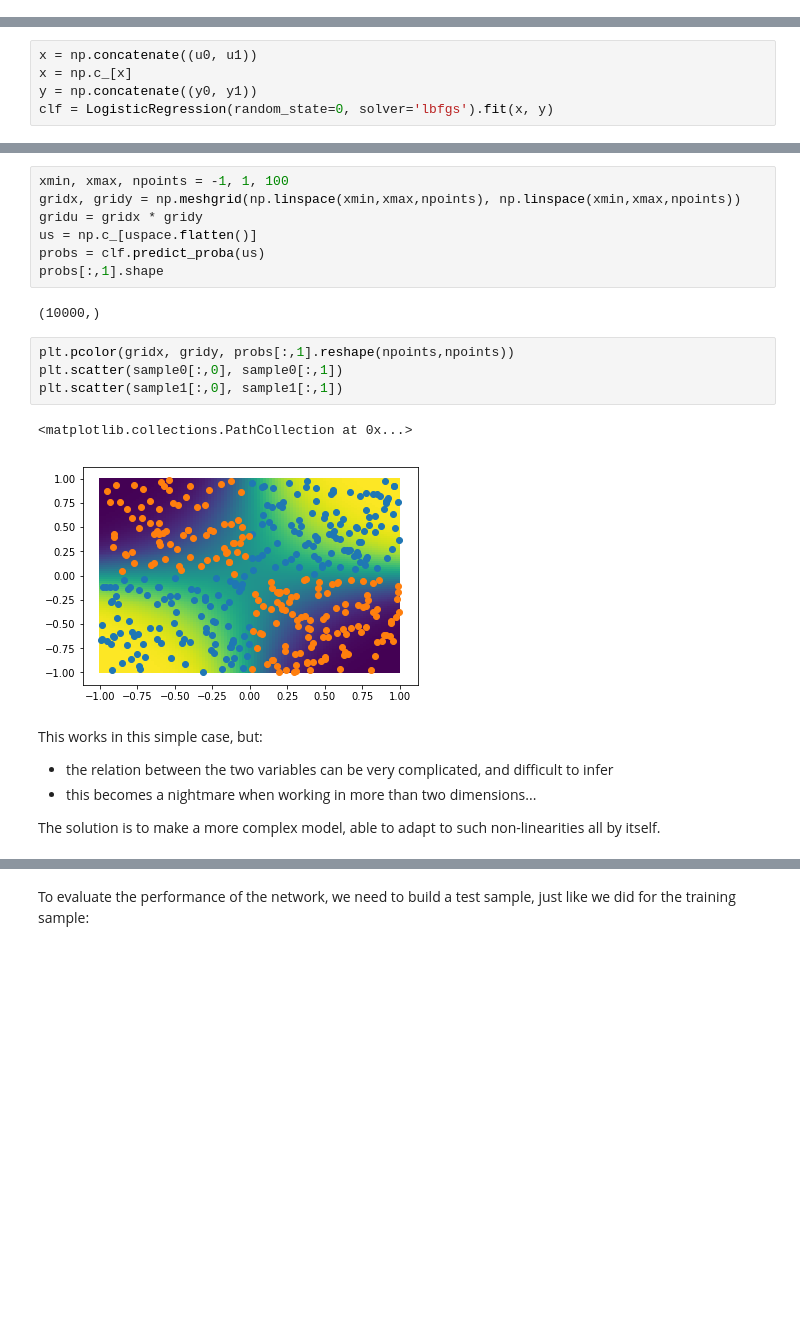
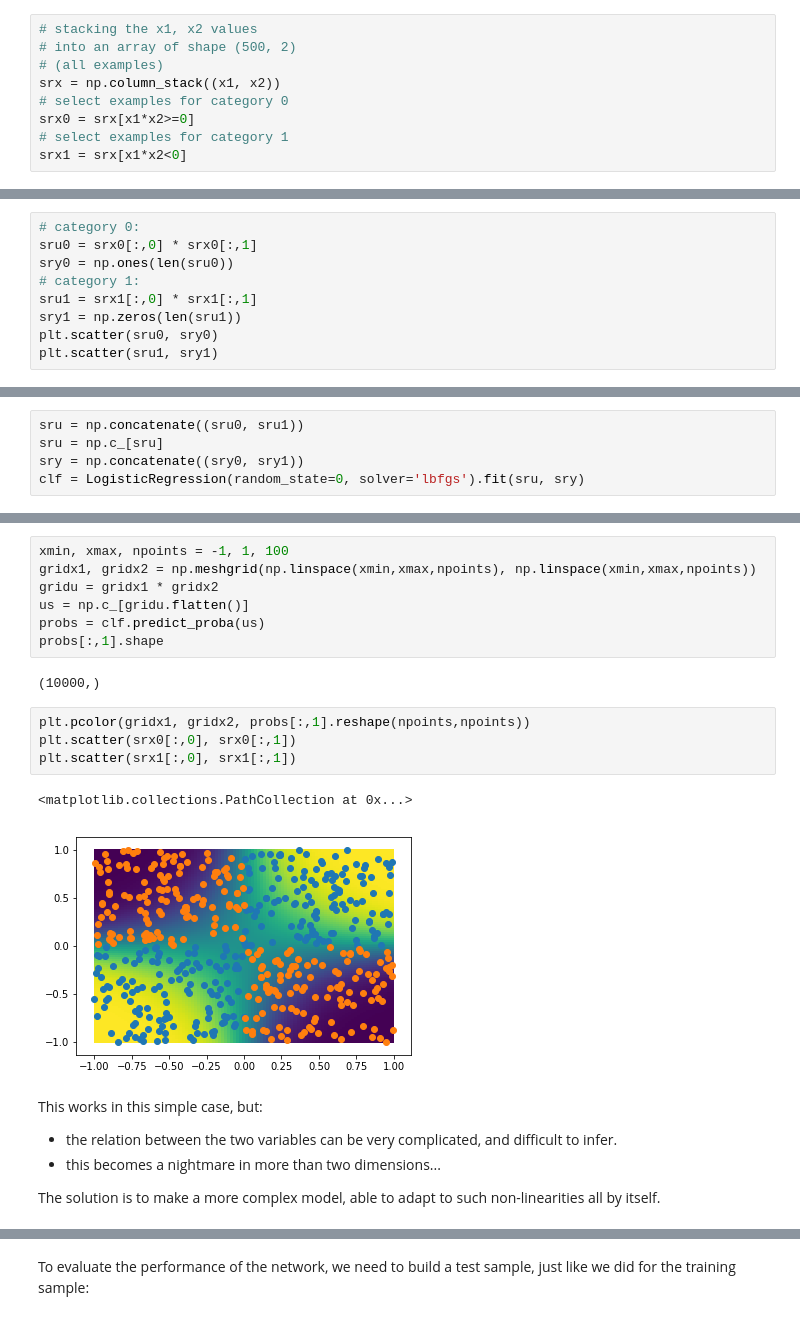
Before and after one commit to cbernet/maldives, a Jupyter notebook: one_neuron/logistic_regression_2d.ipynb, the cells around one changed output, grey strips where cells are left out. Drawn from its saved outputs; the diff is of its cells as text; blank space fills up the shorter version.

```diff
--- a/one_neuron/logistic_regression_2d.ipynb
+++ b/one_neuron/logistic_regression_2d.ipynb
@@ -153 +280,10 @@ sample1 = samples[x1*x2<0]
+# %%
+# stacking the x1, x2 values
+# into an array of shape (500, 2)
+# (all examples)
+srx = np.column_stack((x1, x2))
+# select examples for category 0
+srx0 = srx[x1*x2>=0]
+# select examples for category 1
+srx1 = srx[x1*x2<0]
 # %%
@@ -191,0 +318,9 @@ plt.scatter(u1, y1)
+# %%
+# category 0:
+sru0 = srx0[:,0] * srx0[:,1]
+sry0 = np.ones(len(sru0))
+# category 1:
+sru1 = srx1[:,0] * srx1[:,1]
+sry1 = np.zeros(len(sru1))
+plt.scatter(sru0, sry0)
+plt.scatter(sru1, sry1)
@@ -192,10 +330,10 @@ plt.scatter(u1, y1)
 # %% [markdown]
 And we can do a simple logistic regression:
 # %%
-x = np.concatenate((u0, u1))
-x = np.c_[x]
-y = np.concatenate((y0, y1))
-clf = LogisticRegression(random_state=0, solver='lbfgs').fit(x, y)
+sru = np.concatenate((sru0, sru1))
+sru = np.c_[sru]
+sry = np.concatenate((sry0, sry1))
+clf = LogisticRegression(random_state=0, solver='lbfgs').fit(sru, sry)
 # %% [markdown]
 We first plot the results as a function of u:
 # %%
@@ -212,24 +350,24 @@ plt.scatter(u1, y1)
 And now, we plot the result a function of $x1$ and $x2$
 # %%
 xmin, xmax, npoints = -1, 1, 100
-gridx, gridy = np.meshgrid(np.linspace(xmin,xmax,npoints), np.linspace(xmin,xmax,npoints))
-gridu = gridx * gridy
-us = np.c_[uspace.flatten()]
+gridx1, gridx2 = np.meshgrid(np.linspace(xmin,xmax,npoints), np.linspace(xmin,xmax,npoints))
+gridu = gridx1 * gridx2
+us = np.c_[gridu.flatten()]
 probs = clf.predict_proba(us)
 probs[:,1].shape
 # %% [output]
 (10000,)
 # %%
-plt.pcolor(gridx, gridy, probs[:,1].reshape(npoints,npoints))
-plt.scatter(sample0[:,0], sample0[:,1])
-plt.scatter(sample1[:,0], sample1[:,1])
+plt.pcolor(gridx1, gridx2, probs[:,1].reshape(npoints,npoints))
+plt.scatter(srx0[:,0], srx0[:,1])
+plt.scatter(srx1[:,0], srx1[:,1])
 # %% [output]
 <matplotlib.collections.PathCollection at 0x...>
-[figure, old version]
+[figure, new version]
 # %% [markdown]
 This works in this simple case, but:
 
-* the relation between the two variables can be very complicated, and difficult to infer
-* this becomes a nightmare when working in more than two dimensions...
+* the relation between the two variables can be very complicated, and difficult to infer.
+* this becomes a nightmare in more than two dimensions...
 
 The solution is to make a more complex model, able to adapt to such non-linearities all by itself.
```
Also changed, not shown: parts of 56 cells of this notebook.
